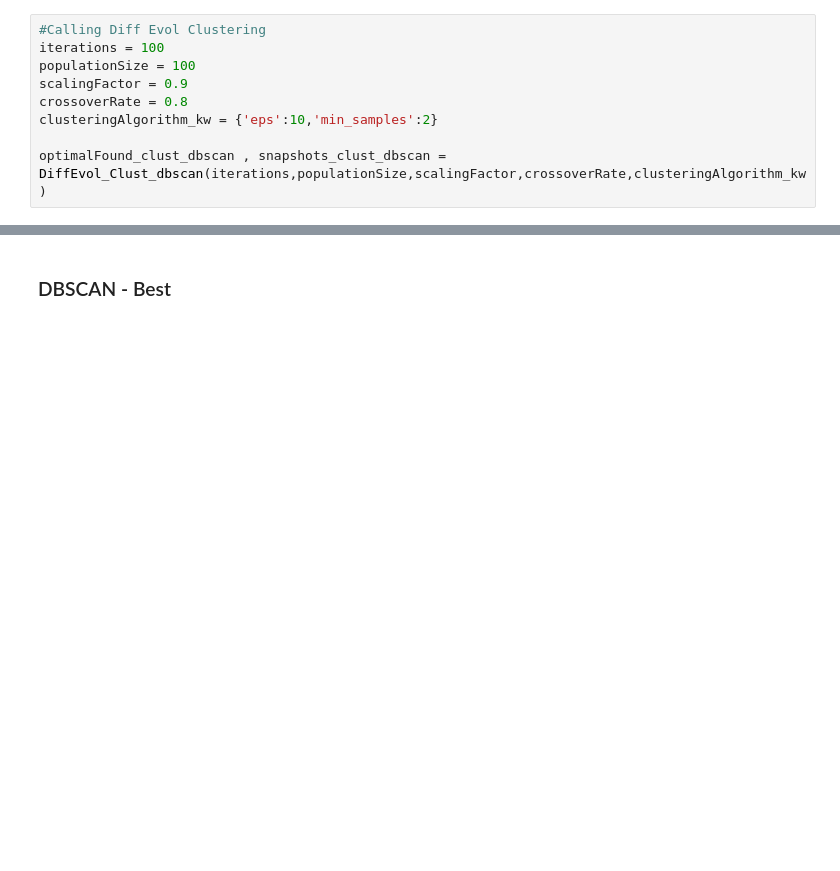
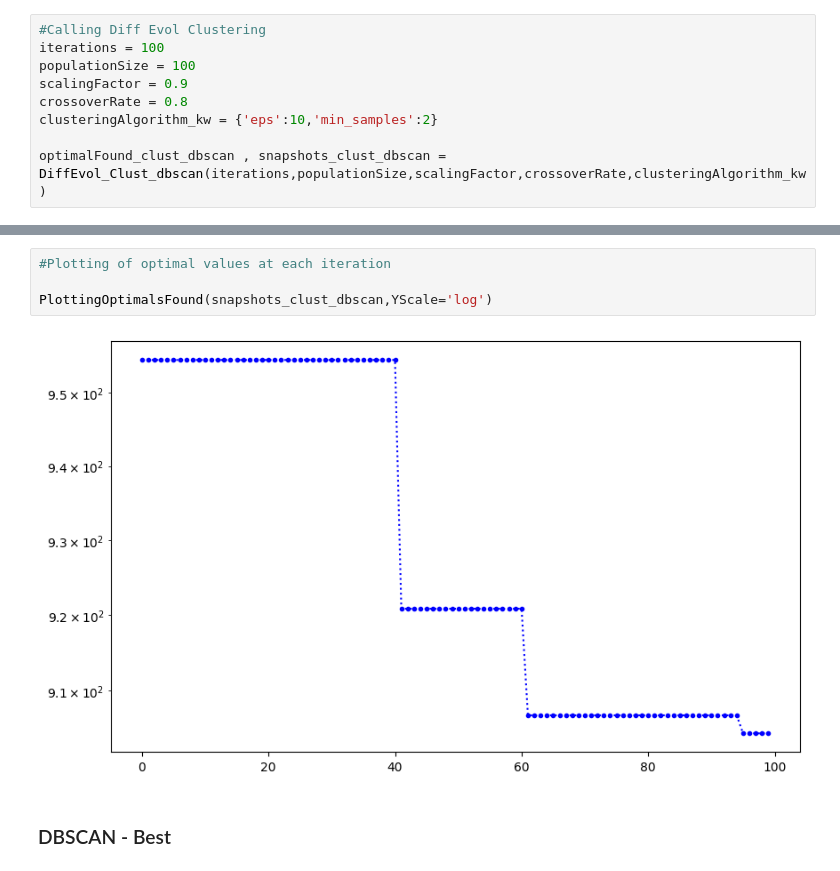
Before and after one commit to alexisuaguilaru/MetaPy, a Jupyter notebook: Testing/test_DifferentialEvolution.ipynb, the cells around one changed output, grey strips where cells are left out. Drawn from its saved outputs; the diff is of its cells as text; blank space fills up the shorter version.

```diff
--- a/Testing/test_DifferentialEvolution.ipynb
+++ b/Testing/test_DifferentialEvolution.ipynb
@@ -104,3 +104,9 @@ PlottingSnapshots(snapshots_clust_dbscan,9,SubPlot_kw,Scatter_kw=Scatter_kw)
+# %%
+#Plotting of optimal values at each iteration
+
+PlottingOptimalsFound(snapshots_clust_dbscan,YScale='log')
+# %% [output]
+[figure, added]
 # %% [markdown]
 ### DBSCAN - Best
 # %%
```
Also changed, not shown: parts of 2 cells of this notebook.
